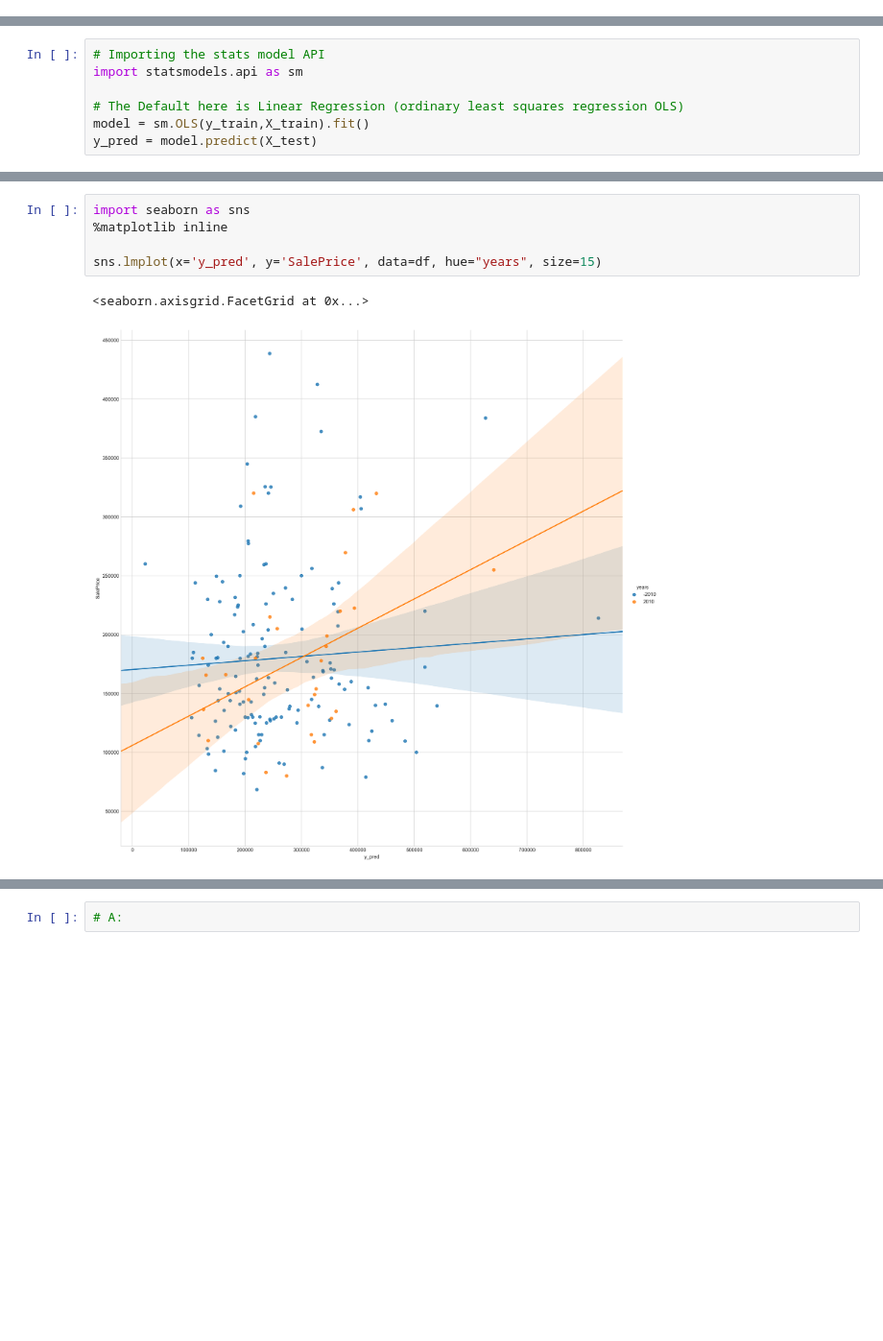
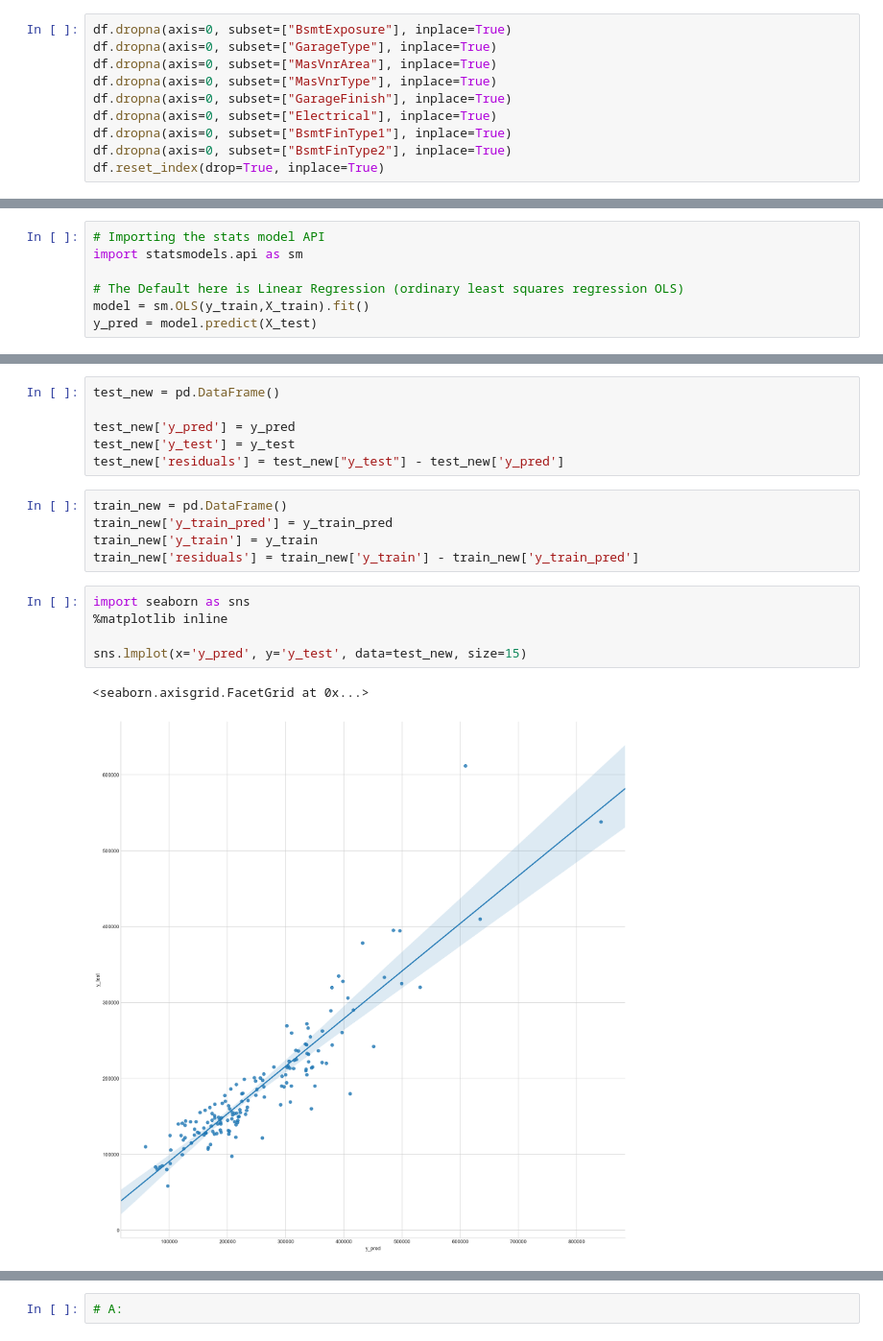
Before and after one commit to guangyic/project3, a Jupyter notebook: Chua_GuangYi_Project3.ipynb, the cells around one changed output, grey strips where cells are left out. Shown: that part at 96% size. Cells and saved outputs as stored; diff of their text form; blank space fills up the shorter version.

```diff
--- a/Chua_GuangYi_Project3.ipynb
+++ b/Chua_GuangYi_Project3.ipynb
@@ -205,0 +230,10 @@ See the caveats in the documentation: http://pandas.pydata.org/pandas-docs/stabl
+# %%
+df.dropna(axis=0, subset=["BsmtExposure"], inplace=True)
+df.dropna(axis=0, subset=["GarageType"], inplace=True)
+df.dropna(axis=0, subset=["MasVnrArea"], inplace=True)
+df.dropna(axis=0, subset=["MasVnrType"], inplace=True)
+df.dropna(axis=0, subset=["GarageFinish"], inplace=True)
+df.dropna(axis=0, subset=["Electrical"], inplace=True)
+df.dropna(axis=0, subset=["BsmtFinType1"], inplace=True)
+df.dropna(axis=0, subset=["BsmtFinType2"], inplace=True)
+df.reset_index(drop=True, inplace=True)
@@ -448,11 +468,22 @@ See the caveats in the documentation: http://pandas.pydata.org/pandas-docs/stabl
+# %%
+test_new = pd.DataFrame()
+
+test_new['y_pred'] = y_pred
+test_new['y_test'] = y_test
+test_new['residuals'] = test_new["y_test"] - test_new['y_pred']
+# %%
+train_new = pd.DataFrame()
+train_new['y_train_pred'] = y_train_pred
+train_new['y_train'] = y_train
+train_new['residuals'] = train_new['y_train'] - train_new['y_train_pred']
 # %%
 import seaborn as sns
 %matplotlib inline
 
-sns.lmplot(x='y_pred', y='SalePrice', data=df, hue="years", size=15)
+sns.lmplot(x='y_pred', y='y_test', data=test_new, size=15)
 # %% [output]
 <seaborn.axisgrid.FacetGrid at 0x...>
-[figure, old version]
+[figure, new version]
 # %% [markdown]
 <img src="http://imgur.com/l5NasQj.png" style="float: left; margin: 25px 15px 0px 0px; height: 25px">
 
```
Also changed, not shown: parts of 33 cells of this notebook.
